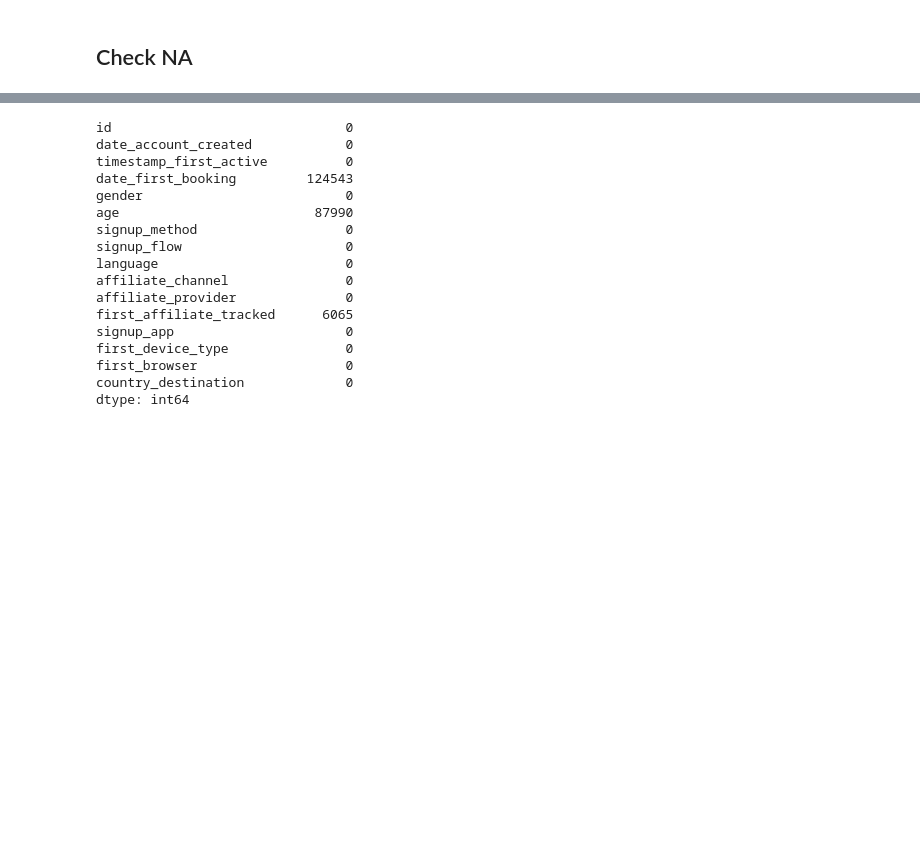
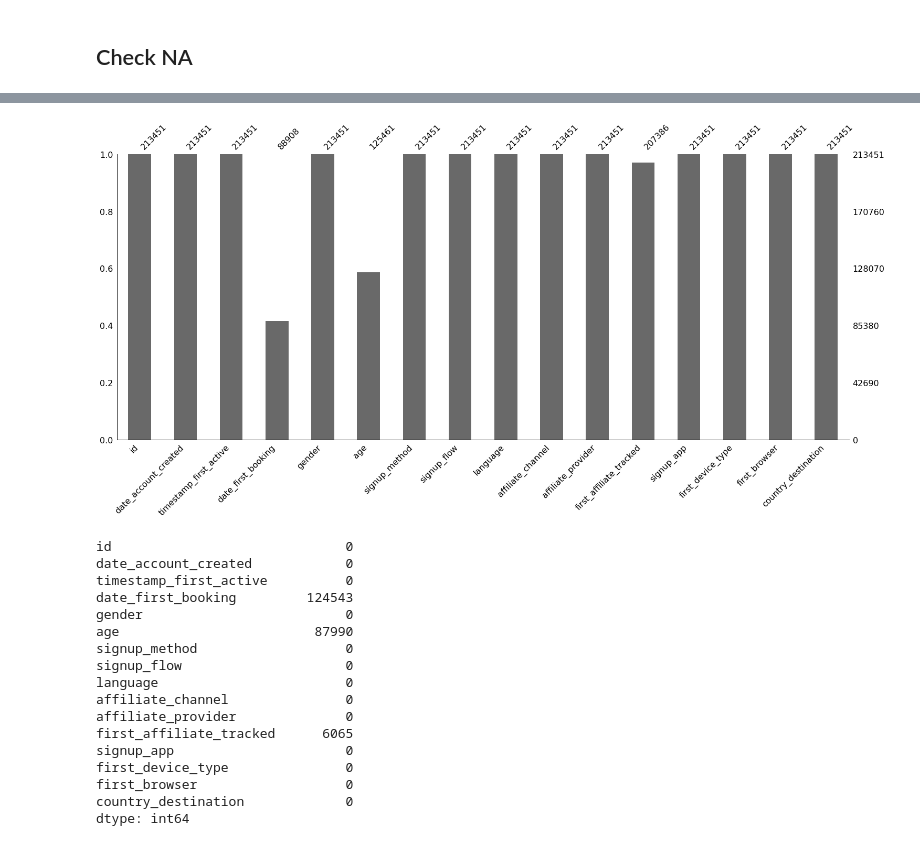
Before and after one commit to wrferreira1003/Study_airbnb_predict_first_booking, a Jupyter notebook: notebooks/ciclo001_end_to_end.ipynb, the cells around one changed output, grey strips where cells are left out. Saved outputs shown, nothing was run; the diff lists cells and outputs as text; code cells hidden in the pictures; blank space fills up the shorter version.

```diff
--- a/notebooks/ciclo001_end_to_end.ipynb
+++ b/notebooks/ciclo001_end_to_end.ipynb
@@ -120,3 +129,8 @@ dtype: object
+# %%
+miss.bar(data)
+sns.despine()
+# %% [output]
+[figure, added]
 # %%
 data.isnull().sum()
 # %% [output]
```
Also changed, not shown: parts of 7 cells of this notebook, 17 other files.
